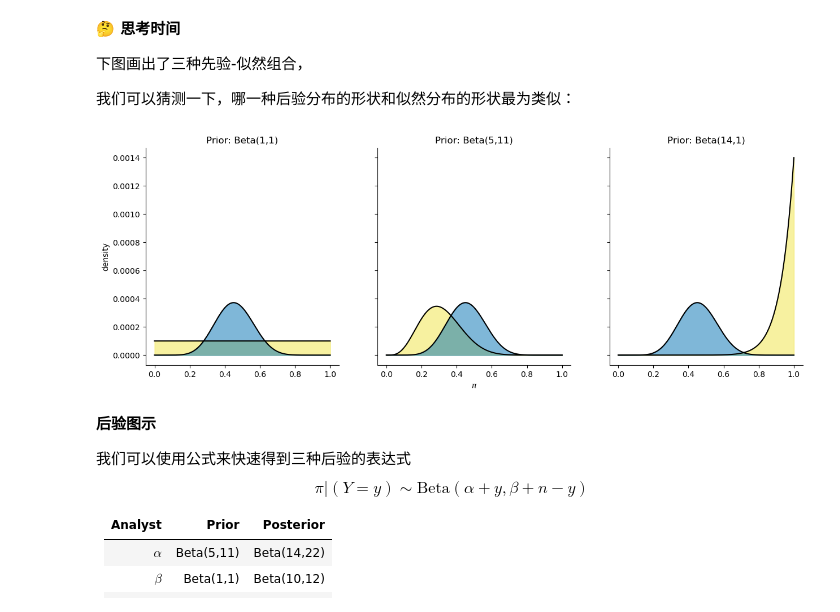
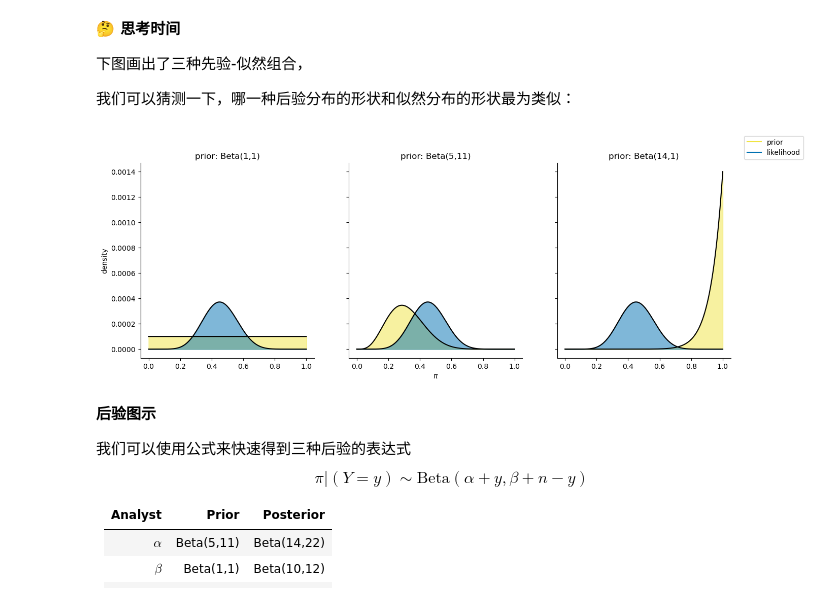
Before and after one commit to Utenna/PyBayesian, a Jupyter notebook: 2023/lin/lec4/Lecture4_v0.1.ipynb, the cells around one changed output. Drawn from its saved outputs; the diff is of its cells as text; code cells hidden in the pictures.

```diff
--- a/2023/lin/lec4/Lecture4_v0.1.ipynb
+++ b/2023/lin/lec4/Lecture4_v0.1.ipynb
@@ -130,26 +154,47 @@ $$
 
 我们可以猜测一下，哪一种后验分布的形状和似然分布的形状最为类似：
 # %%
-params = [(1,1),(5,11),(14,1)]
+# 定义不同的 Beta 分布参数
+params = [(1, 1), (5, 11), (14, 1)]
 
-fig, axes = plt.subplots(1,3,figsize=(15,5),sharex=True,sharey=True)
-x = np.linspace(0,1,10000)
-likelihood_value = st.binom.pmf(9,20,x)/np.sum(st.binom.pmf(9,20,x))
+# 创建一个包含三个子图的画布
+fig, axes = plt.subplots(1, 3, figsize=(15, 5), sharex=True, sharey=True)
+x = np.linspace(0, 1, 10000)
 
-for i,(alpha_,beta_) in enumerate(params):
-    pdf_values = beta.pdf(x,alpha_,beta_)/np.sum(beta.pdf(x,alpha_,beta_))
-    axes[i].plot(x,pdf_values,color="black")
+# 计算二项分布的 likelihood
+likelihood_value = st.binom.pmf(9, 20, x) / np.sum(st.binom.pmf(9, 20, x))
+
+# 循环遍历不同的参数组合
+for i, (alpha_, beta_) in enumerate(params):
+    # 计算 Beta 分布的概率密度函数值
+    pdf_values = beta.pdf(x, alpha_, beta_) / np.sum(beta.pdf(x, alpha_, beta_))
+
+    # 绘制 Beta 分布的线图
+    axes[i].plot(x, pdf_values, color="black")
     axes[i].fill_between(x, pdf_values, color="#f0e442", alpha=0.5)
-    axes[i].plot(x,likelihood_value,color="black")
+
+    # 绘制 likelihood 的线图
+    axes[i].plot(x, likelihood_value, color="black")
     axes[i].fill_between(x, likelihood_value, color="#0071b2", alpha=0.5)
-    axes[i].set_title(f'Prior: Beta({alpha_},{beta_})')
 
+    # 设置子图标题
+    axes[i].set_title(f'prior: Beta({alpha_},{beta_})')
+
+# 设置 x 和 y 轴标签
 axes[1].set_xlabel('$\pi$')
 axes[0].set_ylabel('density')
 
+# 创建自定义图例
+custom_lines = [Line2D([], [], color="#f0e442"),
+                Line2D([], [], color="#0071b2")]
+
+# 将图例放置在子图外部的右上角
+fig.legend(custom_lines, ['prior', 'likelihood'], loc='outside upper right', bbox_to_anchor=(1, 1))
+
+# 移除图的上、右边框线
 sns.despine()
 # %% [output]
-[figure, old version]
+[figure, new version]
 # %% [markdown]
 **后验图示**
 
```
Also changed, not shown: parts of 16 cells of this notebook.
